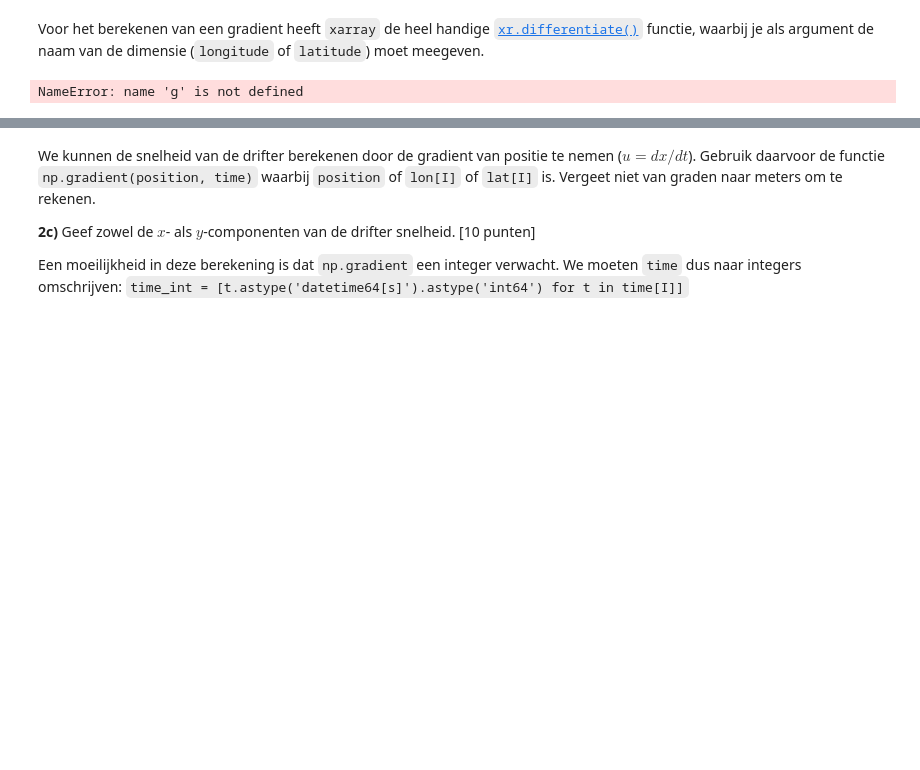
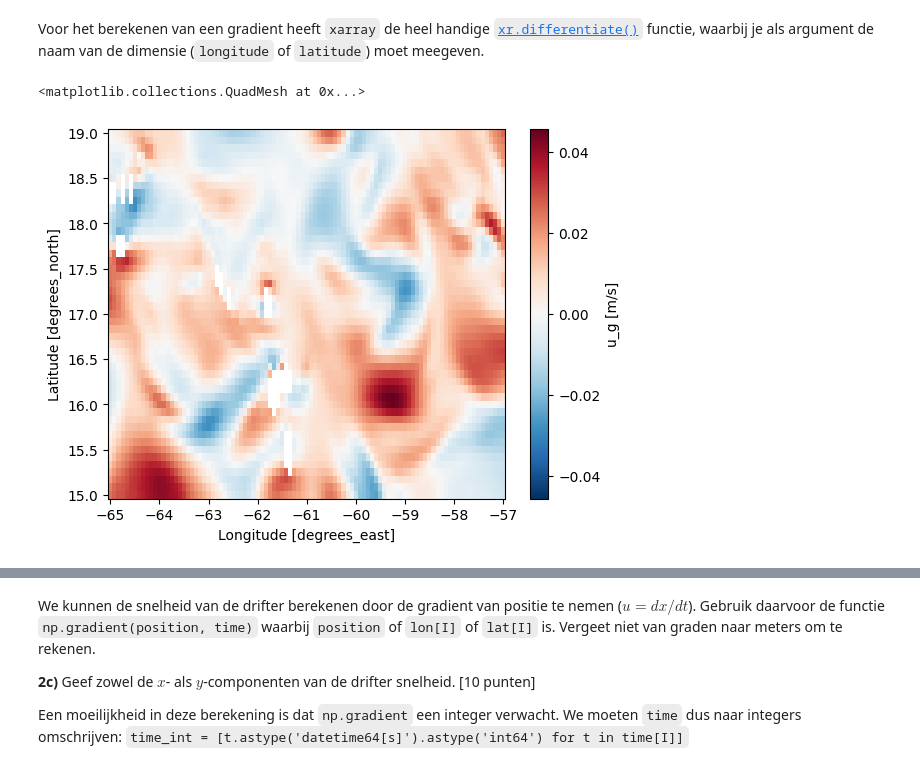
Before and after one commit to ElgMoes/AOD, a Jupyter notebook: Assignment_OceanData.ipynb, the cells around one changed output, grey strips where cells are left out. Cells and saved outputs as stored; diff of their text form; code cells hidden in the pictures; blank space fills up the shorter version.

```diff
--- a/Assignment_OceanData.ipynb
+++ b/Assignment_OceanData.ipynb
@@ -185,11 +190,18 @@ ax.plot(lon[I], lat[I], 'C01', linewidth=4);
 We kunnen ook op elk punt in het domein uitrekenen wat de lokale geostrofe snelheid $(u_g, v_g)$ zou zijn. Voor het gemak nemen we aan dat $f$ constant is over het domein. Je kunt gebruiken dat $1^\circ=111 km$ in zowel de $x$-richting en in de $y$-richting.
 
 **2b)** Geef hieronder de waardes voor de variabelen `g` (de gravitatieconstante), `corio` (de Coriolis-parameter) en `dx` en `dy` (de afstand van $1^\circ$ in m). [10 punten]
+# %%
+# Variabelen initiëren
+g = 9.81 # m/s^2
+corio = 2 * omega * np.sin(16.5) # Omega was al gedefinieërd
+dx = 7 * 111 * 10**3 # Verschil afstand in meters (oost/west)
+dy = 2.5 * 111 * 10**3 # Verschil afstand in meters (noord/zuid)
 # %% [markdown]
 Voor het berekenen van een gradient heeft `xarray` de heel handige [`xr.differentiate()`](http://xarray.pydata.org/en/stable/generated/xarray.DataArray.differentiate.html) functie, waarbij je als argument de naam van de dimensie (`longitude` of `latitude`) moet meegeven.
 # %%
-ug = -g/corio*SSH.differentiate('latitude')/dy
-ug.plot(cbar_kwargs=dict(label='u_g [m/s]'));
+u_geostroof = -g/corio*SSH.differentiate('latitude')/dy
+u_geostroof.plot(cbar_kwargs=dict(label='u_g [m/s]'))
 # %% [output]
-NameError: name 'g' is not defined
+<matplotlib.collections.QuadMesh at 0x...>
+[figure, added]
 # %%
```
Also changed, not shown: parts of 8 cells of this notebook.
